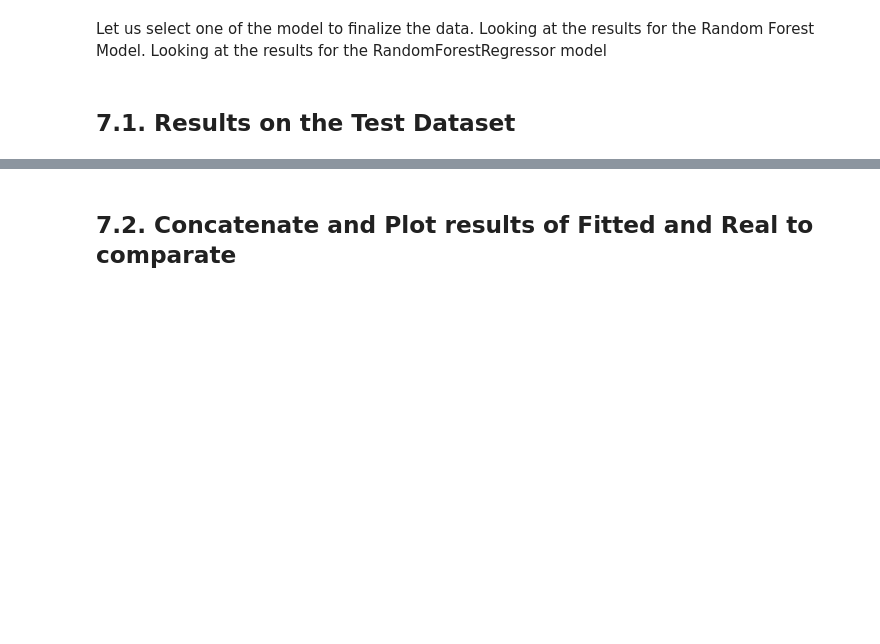
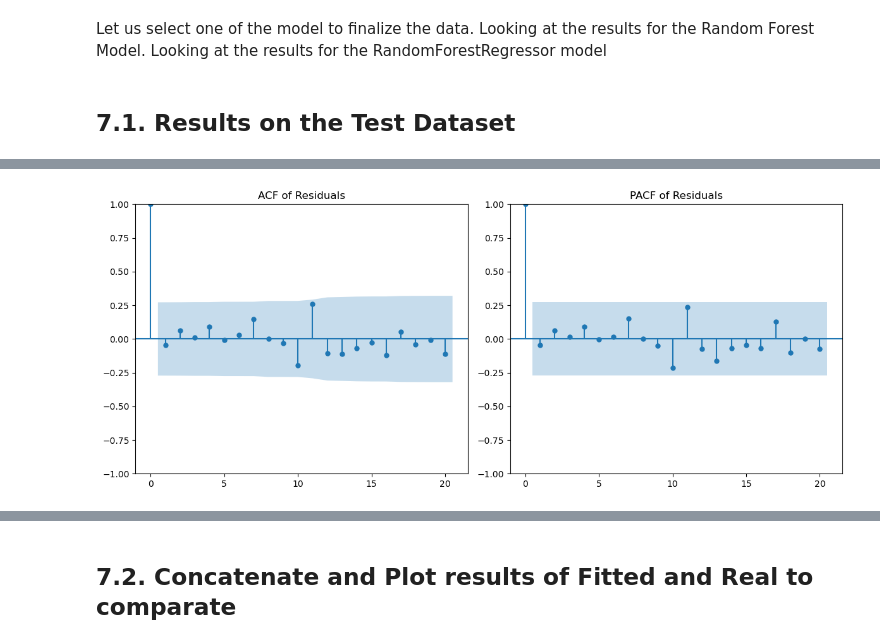
Before and after one commit to gustavos-andrade/crypto_ai_energy_consumption, a Jupyter notebook: World_Energy_Consumption.ipynb, the cells around one changed output, grey strips where cells are left out. Cells and saved outputs as stored; diff of their text form; code cells hidden in the pictures; blank space fills up the shorter version.

```diff
--- a/World_Energy_Consumption.ipynb
+++ b/World_Energy_Consumption.ipynb
@@ -719,0 +723,17 @@ Warnings:
+# %%
+# Evaluate ACF and PACF
+residuals = model_fit_ARIMA_w.resid
+
+plt.figure(figsize=(12,5))
+plt.subplot(121)
+plot_acf(residuals, ax=plt.gca(), lags=20)
+plt.title("ACF of Residuals")
+
+plt.subplot(122)
+plot_pacf(residuals, ax=plt.gca(), lags=20, method='ywm')
+plt.title("PACF of Residuals")
+
+plt.tight_layout()
+plt.show()
+# %% [output]
+[figure, added]
```
Also changed, not shown: parts of 14 cells of this notebook, 8 other files.
